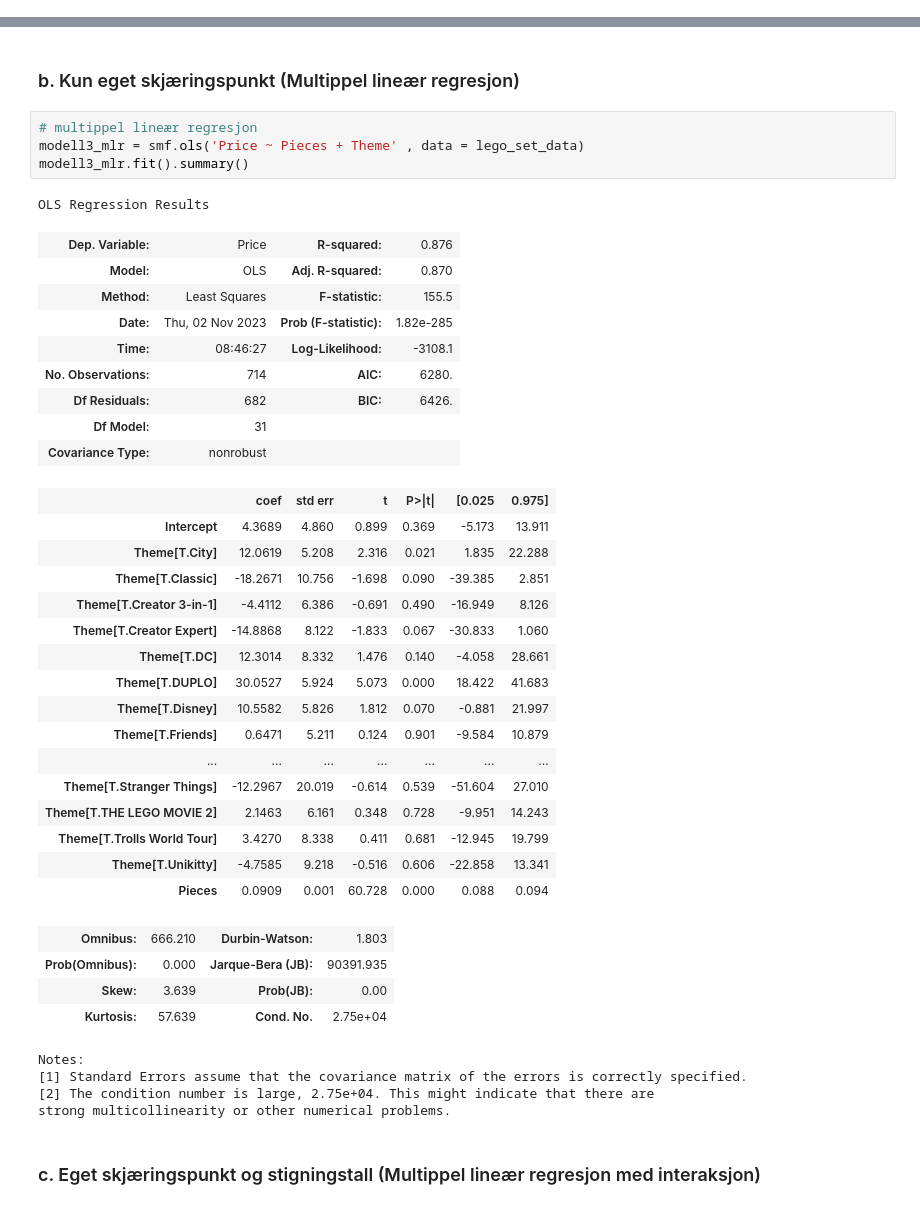
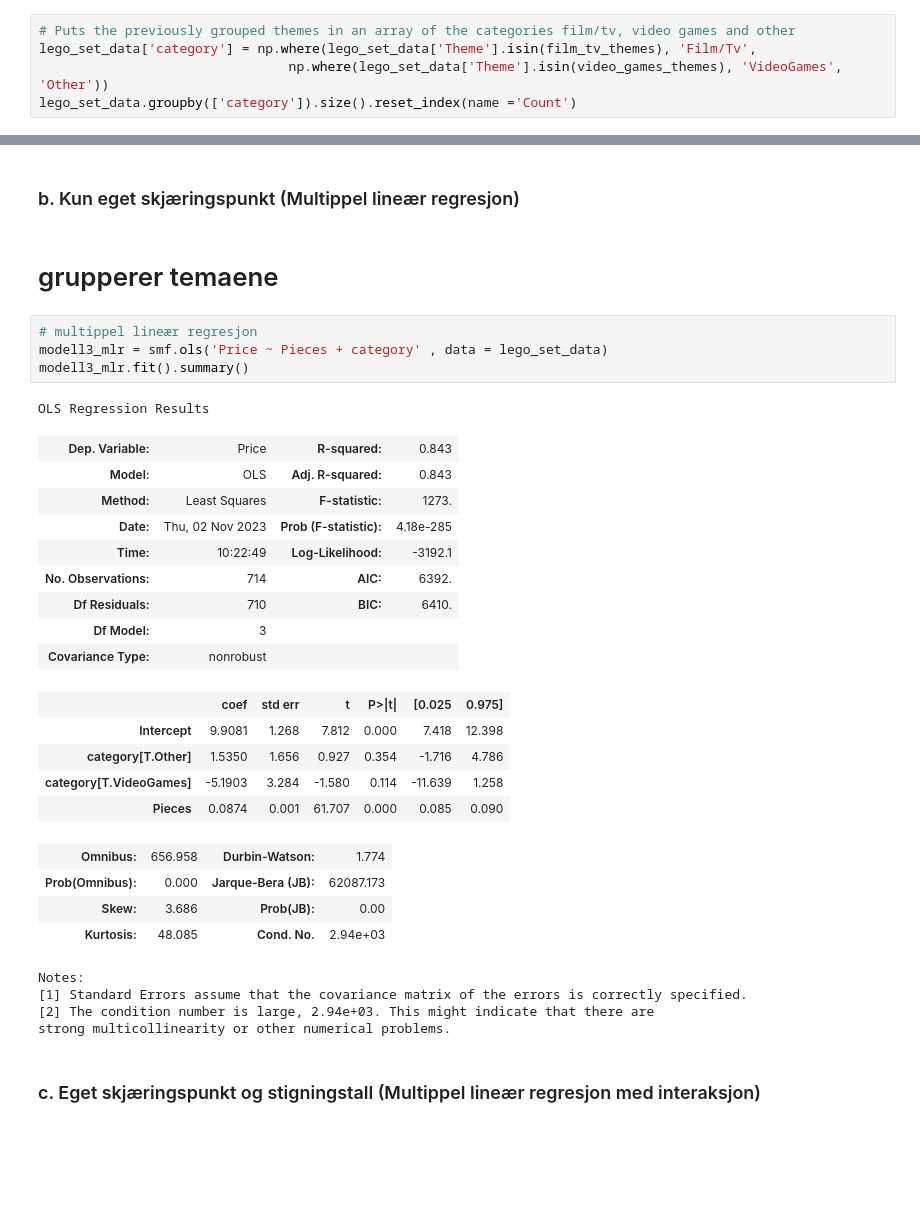
Before and after one commit to kludge7/ISTT1003-Statistikk, a Jupyter notebook: models.ipynb, the cells around one changed output, grey strips where cells are left out. Drawn from its saved outputs; the diff is of its cells as text; blank space fills up the shorter version.

Commit message:
Introduced the field 'category' in the lego dataframe to organize the themes

```diff
--- a/models.ipynb
+++ b/models.ipynb
@@ -64,0 +133,5 @@ modell3_mlr.fit().summary()
+# %%
+# Puts the previously grouped themes in an array of the categories film/tv, video games and other
+lego_set_data['category'] = np.where(lego_set_data['Theme'].isin(film_tv_themes), 'Film/Tv',
+                                np.where(lego_set_data['Theme'].isin(video_games_themes), 'VideoGames', 'Other'))
+lego_set_data.groupby(['category']).size().reset_index(name ='Count')
@@ -107,43 +176,34 @@ for media in [film_tv, video_games, other]:
 # %% [markdown]
 ### b. Kun eget skjæringspunkt (Multippel lineær regresjon)
+# %% [markdown]
+# grupperer temaene
 # %%
 # multippel lineær regresjon
-modell3_mlr = smf.ols('Price ~ Pieces + Theme' , data = lego_set_data)
+modell3_mlr = smf.ols('Price ~ Pieces + category' , data = lego_set_data)
 modell3_mlr.fit().summary()
 # %% [output]
 OLS Regression Results
-| Dep. Variable: | Price | R-squared: | 0.876 |
-| Model: | OLS | Adj. R-squared: | 0.870 |
-| Method: | Least Squares | F-statistic: | 155.5 |
-| Date: | Thu, 02 Nov 2023 | Prob (F-statistic): | 1.82e-285 |
-| Time: | 08:46:27 | Log-Likelihood: | -3108.1 |
-| No. Observations: | 714 | AIC: | 6280. |
-| Df Residuals: | 682 | BIC: | 6426. |
-| Df Model: | 31 |  |  |
+| Dep. Variable: | Price | R-squared: | 0.843 |
+| Model: | OLS | Adj. R-squared: | 0.843 |
+| Method: | Least Squares | F-statistic: | 1273. |
+| Date: | Thu, 02 Nov 2023 | Prob (F-statistic): | 4.18e-285 |
+| Time: | 10:22:49 | Log-Likelihood: | -3192.1 |
+| No. Observations: | 714 | AIC: | 6392. |
+| Df Residuals: | 710 | BIC: | 6410. |
+| Df Model: | 3 |  |  |
 | Covariance Type: | nonrobust |  |  |
 |  | coef | std err | t | P>|t| | [0.025 | 0.975] |
-| Intercept | 4.3689 | 4.860 | 0.899 | 0.369 | -5.173 | 13.911 |
-| Theme[T.City] | 12.0619 | 5.208 | 2.316 | 0.021 | 1.835 | 22.288 |
-| Theme[T.Classic] | -18.2671 | 10.756 | -1.698 | 0.090 | -39.385 | 2.851 |
-| Theme[T.Creator 3-in-1] | -4.4112 | 6.386 | -0.691 | 0.490 | -16.949 | 8.126 |
-| Theme[T.Creator Expert] | -14.8868 | 8.122 | -1.833 | 0.067 | -30.833 | 1.060 |
-| Theme[T.DC] | 12.3014 | 8.332 | 1.476 | 0.140 | -4.058 | 28.661 |
-| Theme[T.DUPLO] | 30.0527 | 5.924 | 5.073 | 0.000 | 18.422 | 41.683 |
-| Theme[T.Disney] | 10.5582 | 5.826 | 1.812 | 0.070 | -0.881 | 21.997 |
-| Theme[T.Friends] | 0.6471 | 5.211 | 0.124 | 0.901 | -9.584 | 10.879 |
-| ... | ... | ... | ... | ... | ... | ... |
-| Theme[T.Stranger Things] | -12.2967 | 20.019 | -0.614 | 0.539 | -51.604 | 27.010 |
-| Theme[T.THE LEGO MOVIE 2] | 2.1463 | 6.161 | 0.348 | 0.728 | -9.951 | 14.243 |
-| Theme[T.Trolls World Tour] | 3.4270 | 8.338 | 0.411 | 0.681 | -12.945 | 19.799 |
-| Theme[T.Unikitty] | -4.7585 | 9.218 | -0.516 | 0.606 | -22.858 | 13.341 |
-| Pieces | 0.0909 | 0.001 | 60.728 | 0.000 | 0.088 | 0.094 |
+| Intercept | 9.9081 | 1.268 | 7.812 | 0.000 | 7.418 | 12.398 |
+| category[T.Other] | 1.5350 | 1.656 | 0.927 | 0.354 | -1.716 | 4.786 |
+| category[T.VideoGames] | -5.1903 | 3.284 | -1.580 | 0.114 | -11.639 | 1.258 |
+| Pieces | 0.0874 | 0.001 | 61.707 | 0.000 | 0.085 | 0.090 |
-| Omnibus: | 666.210 | Durbin-Watson: | 1.803 |
-| Prob(Omnibus): | 0.000 | Jarque-Bera (JB): | 90391.935 |
-| Skew: | 3.639 | Prob(JB): | 0.00 |
-| Kurtosis: | 57.639 | Cond. No. | 2.75e+04 |
+| Omnibus: | 656.958 | Durbin-Watson: | 1.774 |
+| Prob(Omnibus): | 0.000 | Jarque-Bera (JB): | 62087.173 |
+| Skew: | 3.686 | Prob(JB): | 0.00 |
+| Kurtosis: | 48.085 | Cond. No. | 2.94e+03 |
 Notes:
 [1] Standard Errors assume that the covariance matrix of the errors is correctly specified.
-[2] The condition number is large, 2.75e+04. This might indicate that there are
+[2] The condition number is large, 2.94e+03. This might indicate that there are
 strong multicollinearity or other numerical problems.
 # %% [markdown]
 ### c. Eget skjæringspunkt og stigningstall (Multippel lineær regresjon med interaksjon)
```
Also changed, not shown: parts of 7 cells of this notebook.
